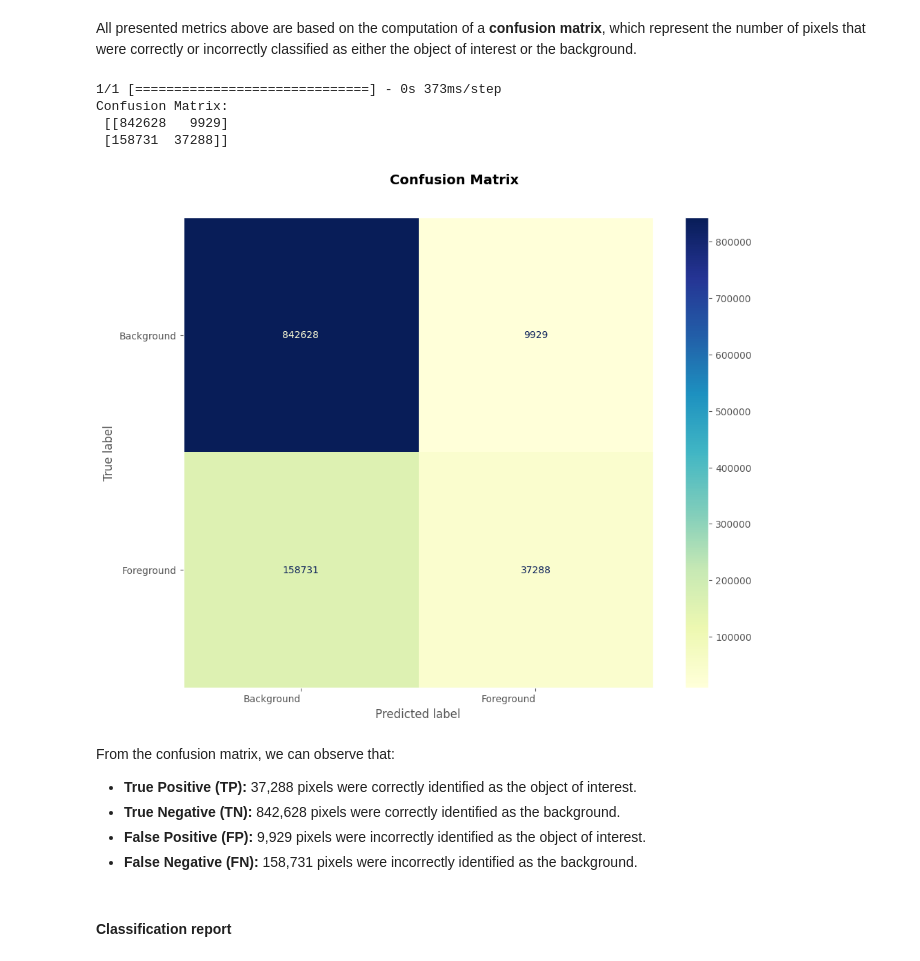
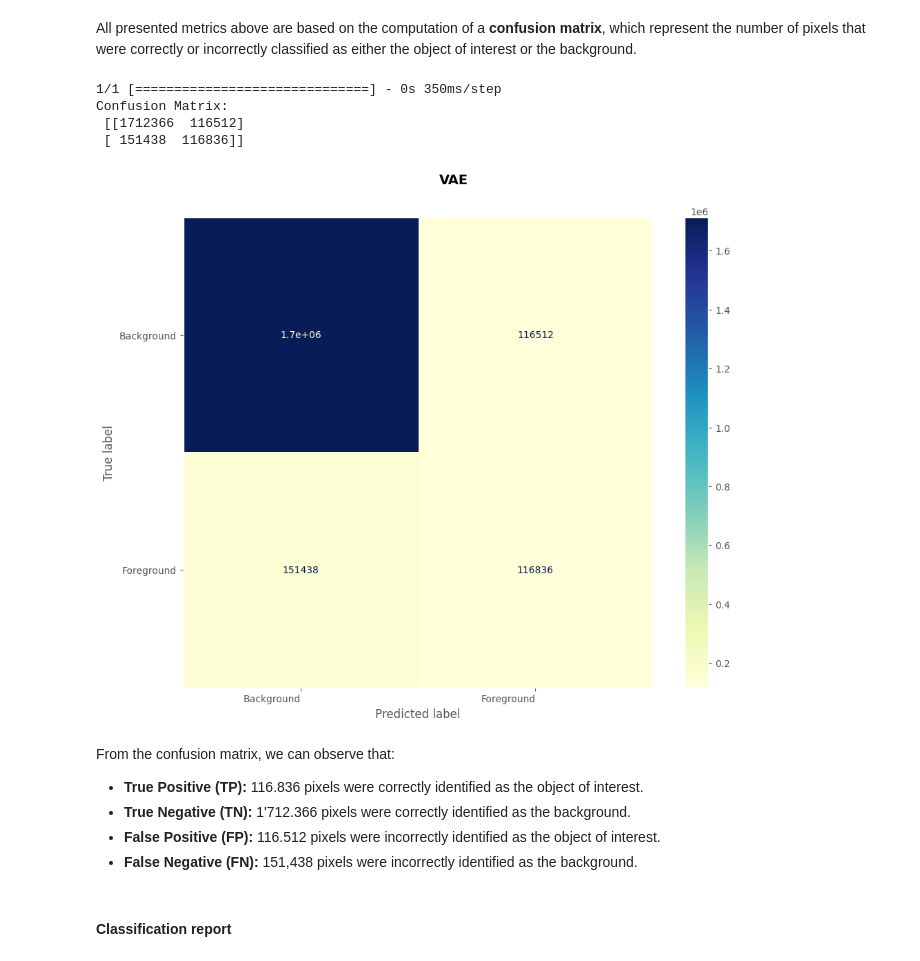
Before and after one commit to natalialopezg/Monografia-EACD, a Jupyter notebook: Polyp_Segmentation_VAE.ipynb, the cells around one changed output. Drawn from its saved outputs; the diff is of its cells as text; code cells hidden in the pictures.

```diff
--- a/Polyp_Segmentation_VAE.ipynb
+++ b/Polyp_Segmentation_VAE.ipynb
@@ -594,9 +723,10 @@ In addition, data augmentation techniques are employed to improve the diversity
 # %%
 # Set parameters for `generate_data_batches` function
 data_dir = '/tmp/prepared_data'
-batch_size = 16
+batch_size = 32
 seed = 123
 image_size = (256, 256)
+
 
 # Load the datasets
 train_dataset = load_dataset(data_dir, 'train', batch_size=batch_size, image_size=image_size, seed = seed)
@@ -712,5 +828,5 @@ In this section, the VAE model will be configured for training. The functions bu
 # %%
-latent_dim = 128
+latent_dim = 110
 epochs = 100
 
 encoder = build_encoder(latent_dim)
@@ -740,7 +857,7 @@ A Variational Autoencoder (VAE) model is created and compiled by first instantia
 model = VAE(encoder, decoder)
 
 # Compile the model with the new loss function
-model.compile(optimizer=tf.keras.optimizers.Adam(learning_rate=1e-4), loss={'reconstructed': 'mse', 'segmentation': combined_loss})
+model.compile(optimizer=tf.keras.optimizers.Adam(learning_rate=1e-4), loss=combined_loss)
 # %% [markdown]
 <a name="model-training"></a>
 ### Model training
@@ -763,23 +880,23 @@ Once the model is successfully compiled, it is ready for training. The following
 custom_metrics_callback = CustomMetricsCallback(validation_data=valid_dataset)
 
 # Set up callbacks for model checkpoints, early stopping, and learning rate reduction
-checkpoint_path = './model/vae_weights.h5'
-model_checkpoint = ModelCheckpoint(checkpoint_path, monitor='val_loss', save_best_only=True, save_weights_only=True, verbose=1)
-early_stopping = EarlyStopping(monitor='val_loss', patience=10, restore_best_weights=True)
-reduce_lr = ReduceLROnPlateau(monitor='val_loss', factor=0.1, patience=8, min_lr=1e-5)
+checkpoint_path = './model/vae_v1'
+model_checkpoint = ModelCheckpoint(checkpoint_path, monitor='val_loss', save_best_only=True,save_weights_only=False,save_format='tf',verbose=1)
+early_stopping = EarlyStopping(monitor='val_loss', patience=20, restore_best_weights=True)
+reduce_lr = ReduceLROnPlateau(monitor='val_loss', factor=0.1, patience=10, min_lr=1e-5)
 
-class_weight = {0: 1.0, 1: 1.0 * (916905 / 131671)}
-lr_schedule = tf.keras.callbacks.ReduceLROnPlateau(monitor='val_loss', factor=0.5, patience=5, verbose=1)
+history =model.fit(x=train_dataset,
+                   y=None,
+                   steps_per_epoch=len(train_dataset),
+                   epochs=epochs,
+                   validation_data=valid_dataset,
+                   validation_steps=len(valid_dataset),
+                   callbacks=[model_checkpoint, early_stopping, reduce_lr])
 
-history = model.fit(train_dataset,
-                  epochs=epochs,
-                  validation_data=valid_dataset,
-                  class_weight=class_weight,
-                  callbacks=[tf.keras.callbacks.EarlyStopping(monitor='val_loss', patience=10, restore_best_weights=True), lr_schedule])
 
 # Save the model architecture to a JSON file if needed
 model_json = model.to_json()
-with open("vae_model.json", "w") as json_file:
+with open("vae10_model.json", "w") as json_file:
     json_file.write(model_json)
 
 
@@ -891,48 +989,54 @@ All presented metrics above are based on the computation of a **confusion matrix
 # Evaluate on test data
 test_images, test_masks = next(iter(test_dataset))
 predictions = model.predict(test_images)
-reconstructed_images, segmentations = predictions['reconstructed'], predictions['segmentation']
+reconstructed_images, segmentations = predictions
 
 # Convert to binary masks
 test_masks_binary = tf.cast(test_masks > 0.5, dtype=tf.float32)
 segmentations_binary = tf.cast(segmentations > 0.5, dtype=tf.float32)
 
 # Flatten the binary masks
 test_masks_flat = tf.reshape(test_masks_binary, [-1])
 segmentations_flat = tf.reshape(segmentations_binary, [-1])
 
 class_names = ["Background", "Foreground"]
 
+# Apply post-processing to the segmentations
+segmentations_processed = np.array([post_process(seg) for seg in segmentations])
+
+# Flatten the processed segmentations
+segmentations_processed_flat = segmentations_processed.flatten()
+
 # Confusion Matrix
-conf_matrix = confusion_matrix(test_masks_flat, segmentations_flat)
+conf_matrix = confusion_matrix(test_masks_flat, segmentations_processed_flat)
 print("Confusion Matrix:\n", conf_matrix)
 
 # Plot the confusion matrix
 fig, axes = plt.subplots(figsize=(10,8))
 plt.tight_layout()
 plt.subplots_adjust(top=0.9)
 
 disp = ConfusionMatrixDisplay(confusion_matrix=conf_matrix, display_labels=class_names)
 disp.plot(cmap=plt.cm.YlGnBu, ax=axes)
 disp.ax_.grid(False)
 
 plt.setp(disp.ax_.get_yticklabels(), rotation=0, ha="right", rotation_mode="anchor", fontsize=10)
 plt.setp(disp.ax_.get_xticklabels(), rotation=0, ha="right", rotation_mode="anchor", fontsize=10)
-disp.figure_.suptitle("Confusion Matrix", fontsize=14, weight='bold')
+disp.figure_.suptitle("VAE", fontsize=14, weight='bold')
 
 plt.show()
 # %% [output]
-1/1 [==============================] - 0s 373ms/step
+1/1 [==============================] - 0s 350ms/step
 Confusion Matrix:
- [[842628   9929]
- [158731  37288]]
+ [[1712366  116512]
+ [ 151438  116836]]
-[figure, old version]
+[figure, new version]
 # %% [markdown]
 From the confusion matrix, we can observe that:
-- **True Positive (TP):** 37,288 pixels were correctly identified as the object of interest.
-- **True Negative (TN):** 842,628 pixels were correctly identified as the background.
-- **False Positive (FP):** 9,929 pixels were incorrectly identified as the object of interest.
-- **False Negative (FN):** 158,731 pixels were incorrectly identified as the background.
+- **True Positive (TP):** 116.836 pixels were correctly identified as the object of interest.
+- **True Negative (TN):** 1'712.366 pixels were correctly identified as the background.
+- **False Positive (FP):** 116.512 pixels were incorrectly identified as the object of interest.
+- **False Negative (FN):** 151,438 pixels were incorrectly identified as the background.
 # %% [markdown]
 <a name="classification-report"></a>
 #### Classification report
```
Also changed, not shown: parts of 28 cells of this notebook.
